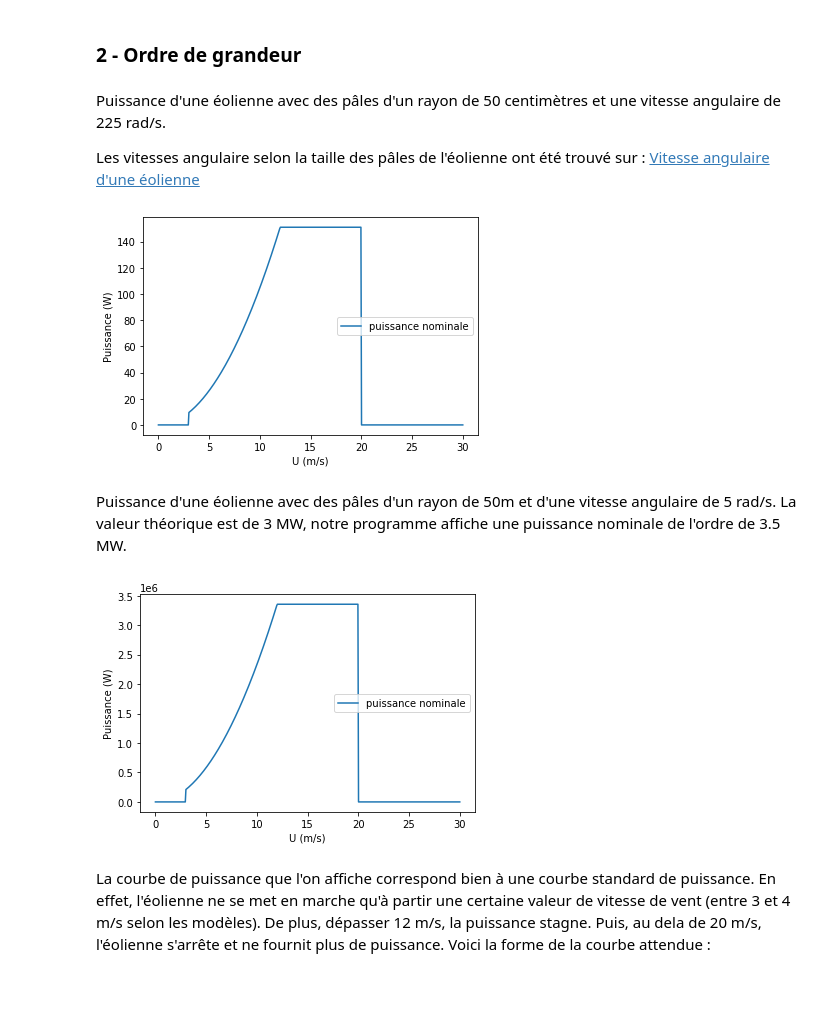
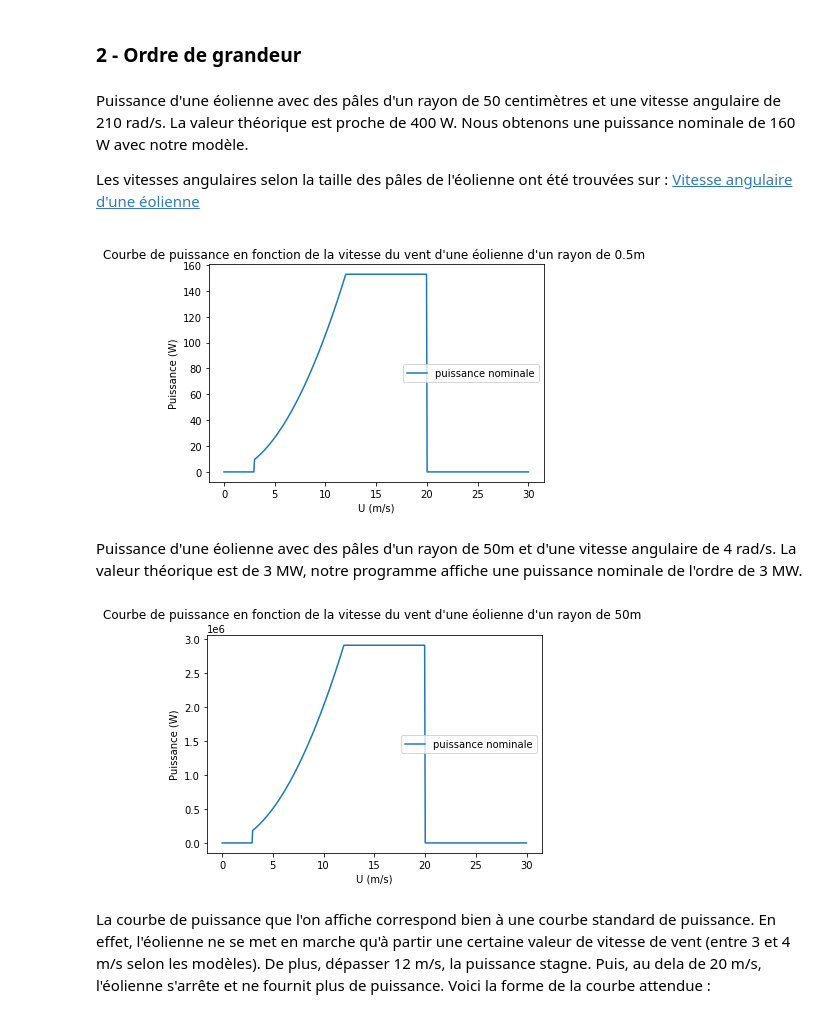
Before and after one commit to thomas-barrais/Projet-Eolienne, a Jupyter notebook: Groupe08_ProjetEol.ipynb, the cells around one changed output. Saved outputs shown, nothing was run; the diff lists cells and outputs as text; code cells hidden in the pictures; blank space fills up the shorter version.

```diff
--- a/Groupe08_ProjetEol.ipynb
+++ b/Groupe08_ProjetEol.ipynb
@@ -485,10 +484,7 @@ import matplotlib.pyplot as plt
 
 def force(U, cl, cd, rho, alpha, taille):
 
-  Vr = 6 * U * np.sin(np.deg2rad(alpha))
-
-# On multiplie par 6 pour passer à la vitesse du vent à la vitesse relative, en effet la vitesse des pâles en m/s par rapport au vent
-# est linéaire par rapport à la vitesse relative du vent Vr. Ainsi, le coefficient directeur de la droite entre U et Vr est d'environ 6.
+  Vr = 6.25 * U * np.sin(np.deg2rad(alpha))
 
   Fl = 0.5 * rho * np.power(Vr, 2) * np.pi * taille**2 * cl
   Fd = 0.5 * rho * np.power(Vr, 2) * np.pi * taille**2 * cd
@@ -511,37 +540,39 @@ def puissance_nominale(taille, omega, U):
 # %% [markdown]
 <h3> 2 - Ordre de grandeur </h2>
 # %% [markdown]
-<p> Puissance d'une éolienne avec des pâles d'un rayon de 50 centimètres et une vitesse angulaire de 225 rad/s. </p>
+<p> Puissance d'une éolienne avec des pâles d'un rayon de 50 centimètres et une vitesse angulaire de 210 rad/s. La valeur théorique est proche de 400 W. Nous obtenons une puissance nominale de 160 W avec notre modèle.
 
-Les vitesses angulaire selon la taille des pâles de l'éolienne ont été trouvé sur : <a href="https://eolienne.ooreka.fr/astuce/voir/376182/hauteur-d-une-eolienne"> Vitesse angulaire d'une éolienne <a> </p>
+Les vitesses angulaires selon la taille des pâles de l'éolienne ont été trouvées sur : <a href="https://eolienne.ooreka.fr/astuce/voir/376182/hauteur-d-une-eolienne"> Vitesse angulaire d'une éolienne <a> </p>
 # %%
 vitesse_vent = np.linspace(0, 30, 500)
 
 cut_in_speed = 3
 cut_speed = 12
 cut_out_speed = 20
 puissances = []
 longueur_pale = 0.5
+omega = 210
 
 for v in vitesse_vent :
     if v < cut_in_speed:
         puissances.append(0)
     elif cut_in_speed <= v < cut_speed:
-        puissances.append(puissance_nominale(longueur_pale, 225, v))
+        puissances.append(puissance_nominale(longueur_pale, omega, v))
     elif cut_speed <= v < cut_out_speed:
-        puissances.append(puissance_nominale(longueur_pale, 225, cut_speed))
+        puissances.append(puissance_nominale(longueur_pale, omega, cut_speed))
     elif v >= cut_out_speed:
         puissances.append(0)
 
 plt.plot(vitesse_vent, puissances, label="puissance nominale")
+plt.title("Courbe de puissance en fonction de la vitesse du vent d'une éolienne d'un rayon de 0.5m ")
 plt.xlabel('U (m/s)')
 plt.ylabel('Puissance (W)')
 plt.legend()
 plt.show()
 # %% [output]
-[figure, old version]
+[figure, new version]
 # %% [markdown]
-<p> Puissance d'une éolienne avec des pâles d'un rayon de 50m et d'une vitesse angulaire de 5 rad/s. La valeur théorique est de 3 MW, notre programme affiche une puissance nominale de l'ordre de 3.5 MW. </p>
+<p> Puissance d'une éolienne avec des pâles d'un rayon de 50m et d'une vitesse angulaire de 4 rad/s. La valeur théorique est de 3 MW, notre programme affiche une puissance nominale de l'ordre de 3 MW. </p>
 # %%
 vitesse_vent2 = np.linspace(0, 30, 500)
 
@@ -550,24 +581,26 @@ cut_speed = 12
 cut_out_speed = 20
 puissances2 = []
 longueur_pale = 50
+omega = 4
 
 for v in vitesse_vent2 :
     if v < cut_in_speed:
         puissances2.append(0)
     elif cut_in_speed <= v < cut_speed:
-        puissances2.append(puissance_nominale(longueur_pale, 5, v))
+        puissances2.append(puissance_nominale(longueur_pale, omega, v))
     elif cut_speed <= v < cut_out_speed:
-        puissances2.append(puissance_nominale(longueur_pale, 5, cut_speed))
+        puissances2.append(puissance_nominale(longueur_pale, omega, cut_speed))
     elif v >= cut_out_speed:
         puissances2.append(0)
 
 plt.plot(vitesse_vent2, puissances2, label="puissance nominale")
+plt.title("Courbe de puissance en fonction de la vitesse du vent d'une éolienne d'un rayon de 50m ")
 plt.xlabel('U (m/s)')
 plt.ylabel('Puissance (W)')
 plt.legend()
 plt.show()
 # %% [output]
-[figure, old version]
+[figure, new version]
 # %% [markdown]
 <p> La courbe de puissance que l'on affiche correspond bien à une courbe standard de puissance. En effet, l'éolienne ne se met en marche qu'à partir une certaine valeur de vitesse de vent (entre 3 et 4 m/s selon les modèles). De plus, dépasser 12 m/s, la puissance stagne. Puis, au dela de 20 m/s, l'éolienne s'arrête et ne fournit plus de puissance. Voici la forme de la courbe attendue :
 </p>
```
Also changed, not shown: parts of 11 cells of this notebook.
